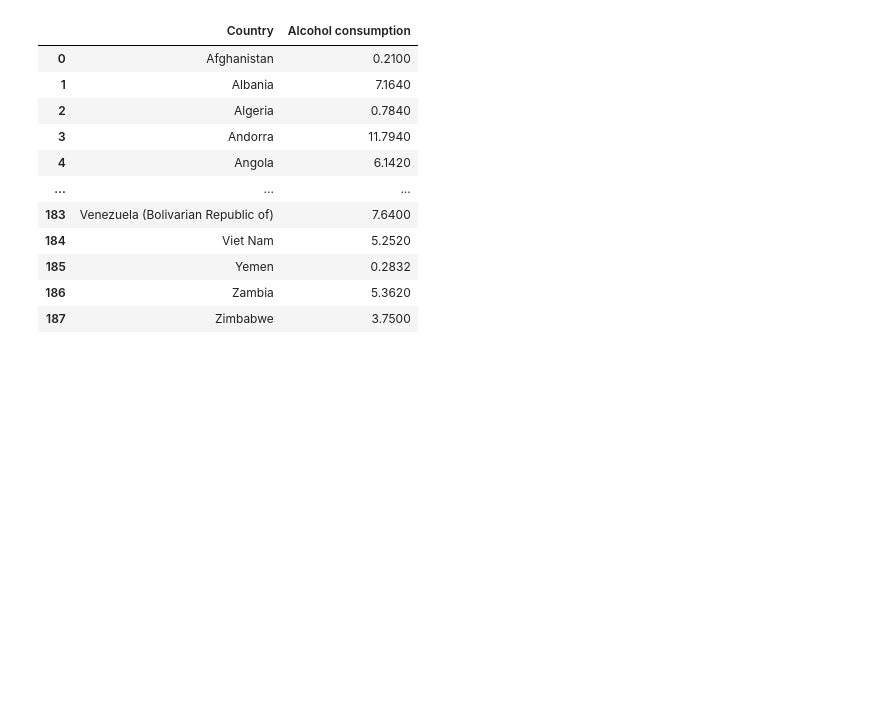
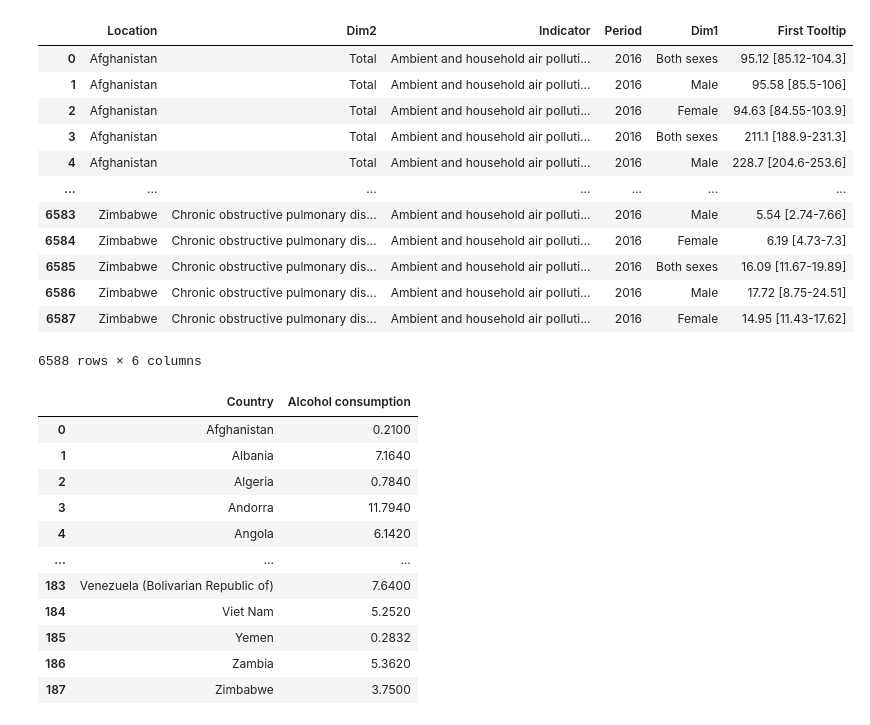
Before and after one commit to SonyaCoolikova/andan_andan, a Jupyter notebook: Sonya_Cool.ipynb, the cells around one changed output. Saved outputs shown, nothing was run; the diff lists cells and outputs as text; code cells hidden in the pictures; blank space fills up the shorter version.

```diff
--- a/Sonya_Cool.ipynb
+++ b/Sonya_Cool.ipynb
@@ -1,12 +11,29 @@
 # %%
+# Считываем таблицы
+
 import pandas as pd
 
 alcohol = pd.read_csv('1_alcohol.csv')
 cancer = pd.read_csv('1_cancer.csv')
 life_expectancy = pd.read_csv('1_life_expectancy.csv')
 pollution = pd.read_csv('1_pollution.csv')
 
 emissions = pd.read_csv('2_emissions.csv')
 
 suicide = pd.read_csv('3_suicide.csv')
+pollution
+# %% [output]
+|  | Location | Dim2 | Indicator | Period | Dim1 | First Tooltip |
+| 0 | Afghanistan | Total | Ambient and household air polluti... | 2016 | Both sexes | 95.12 [85.12-104.3] |
+| 1 | Afghanistan | Total | Ambient and household air polluti... | 2016 | Male | 95.58 [85.5-106] |
+| 2 | Afghanistan | Total | Ambient and household air polluti... | 2016 | Female | 94.63 [84.55-103.9] |
+| 3 | Afghanistan | Total | Ambient and household air polluti... | 2016 | Both sexes | 211.1 [188.9-231.3] |
+| 4 | Afghanistan | Total | Ambient and household air polluti... | 2016 | Male | 228.7 [204.6-253.6] |
+| ... | ... | ... | ... | ... | ... | ... |
+| 6583 | Zimbabwe | Chronic obstructive pulmonary dis... | Ambient and household air polluti... | 2016 | Male | 5.54 [2.74-7.66] |
+| 6584 | Zimbabwe | Chronic obstructive pulmonary dis... | Ambient and household air polluti... | 2016 | Female | 6.19 [4.73-7.3] |
+| 6585 | Zimbabwe | Chronic obstructive pulmonary dis... | Ambient and household air polluti... | 2016 | Both sexes | 16.09 [11.67-19.89] |
+| 6586 | Zimbabwe | Chronic obstructive pulmonary dis... | Ambient and household air polluti... | 2016 | Male | 17.72 [8.75-24.51] |
+| 6587 | Zimbabwe | Chronic obstructive pulmonary dis... | Ambient and household air polluti... | 2016 | Female | 14.95 [11.43-17.62] |
+6588 rows × 6 columns
 # %%
```
Also changed, not shown: parts of 12 cells of this notebook.
